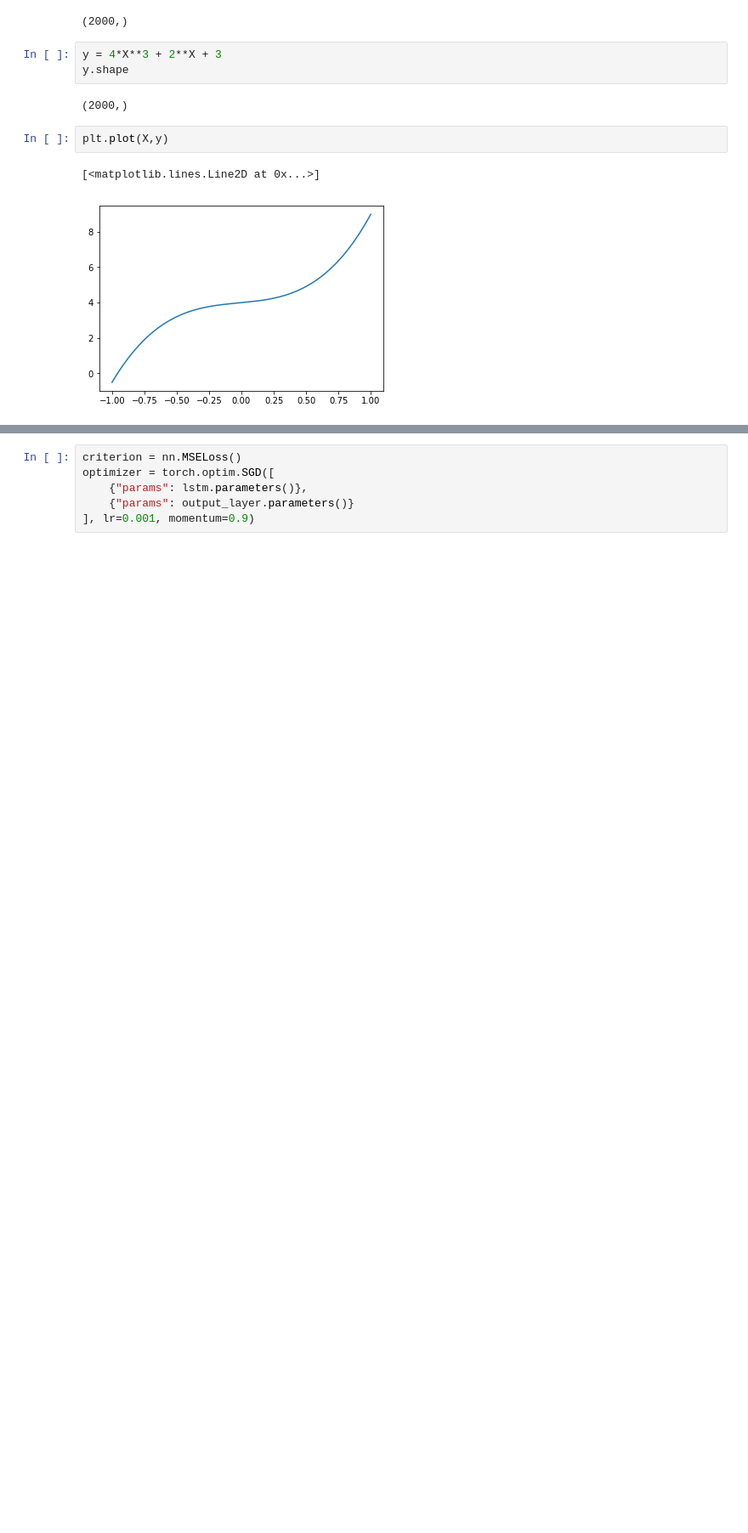
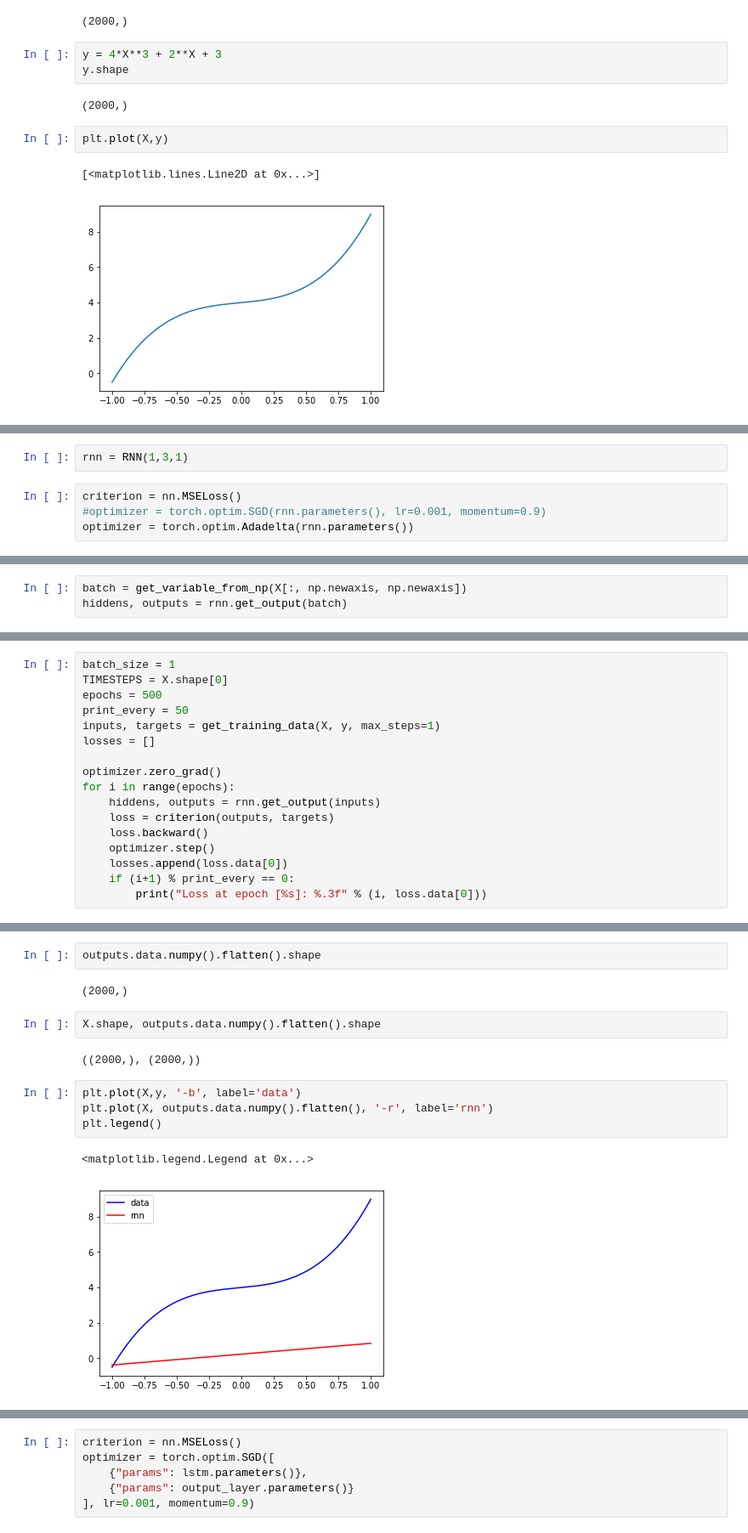
Before and after one commit to napsternxg/pytorch-practice, a Jupyter notebook: PyTorch RNN.ipynb, the cells around one changed output, grey strips where cells are left out. Shown: that part at 85% size. Cells and saved outputs as stored; diff of their text form; blank space fills up the shorter version.

```diff
--- a/PyTorch RNN.ipynb
+++ b/PyTorch RNN.ipynb
@@ -255,0 +91,6 @@ output_layer = nn.Linear(hidden_size, output_size)
+# %%
+rnn = RNN(1,3,1)
+# %%
+criterion = nn.MSELoss()
+#optimizer = torch.optim.SGD(rnn.parameters(), lr=0.001, momentum=0.9)
+optimizer = torch.optim.Adadelta(rnn.parameters())
@@ -255,0 +101,3 @@ output_layer = nn.Linear(hidden_size, output_size)
+# %%
+batch = get_variable_from_np(X[:, np.newaxis, np.newaxis])
+hiddens, outputs = rnn.get_output(batch)
@@ -255,0 +125,17 @@ output_layer = nn.Linear(hidden_size, output_size)
+# %%
+batch_size = 1
+TIMESTEPS = X.shape[0]
+epochs = 500
+print_every = 50
+inputs, targets = get_training_data(X, y, max_steps=1)
+losses = []
+
+optimizer.zero_grad()
+for i in range(epochs):
+    hiddens, outputs = rnn.get_output(inputs)
+    loss = criterion(outputs, targets)
+    loss.backward()
+    optimizer.step()
+    losses.append(loss.data[0])
+    if (i+1) % print_every == 0:
+        print("Loss at epoch [%s]: %.3f" % (i, loss.data[0]))
@@ -255,0 +153,15 @@ output_layer = nn.Linear(hidden_size, output_size)
+# %%
+outputs.data.numpy().flatten().shape
+# %% [output]
+(2000,)
+# %%
+X.shape, outputs.data.numpy().flatten().shape
+# %% [output]
+((2000,), (2000,))
+# %%
+plt.plot(X,y, '-b', label='data')
+plt.plot(X, outputs.data.numpy().flatten(), '-r', label='rnn')
+plt.legend()
+# %% [output]
+<matplotlib.legend.Legend at 0x...>
+[figure, added]
```
Also changed, not shown: parts of 46 cells of this notebook.
